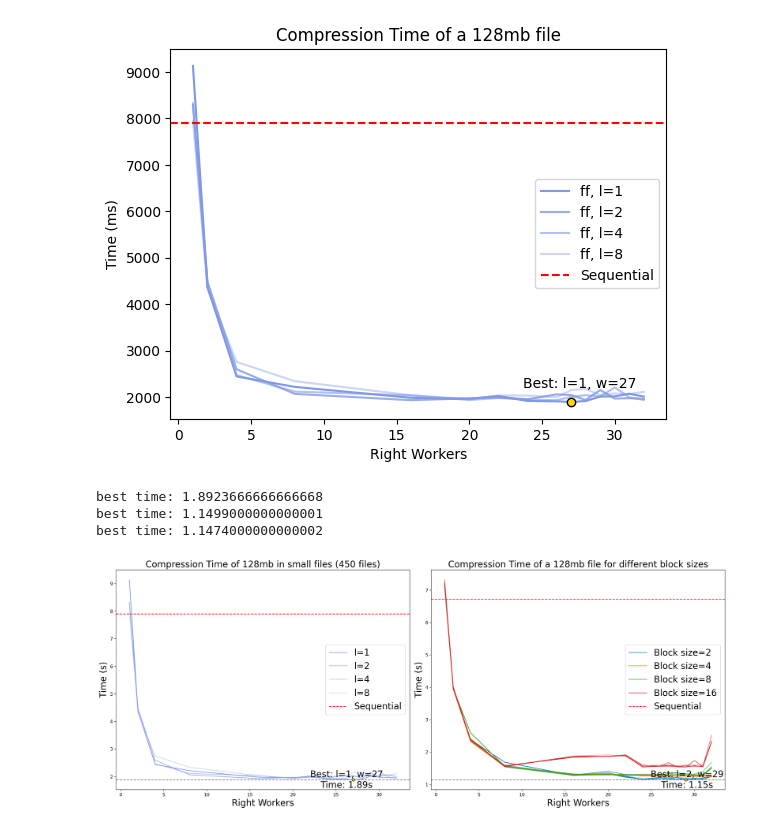
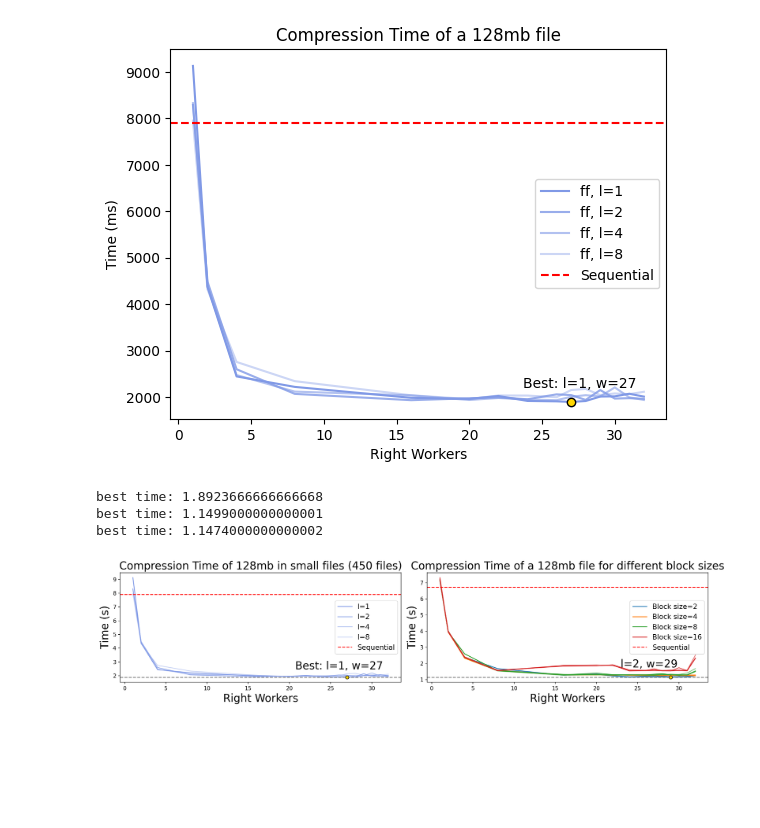
Before and after one commit to lavo2/spm, a Jupyter notebook: proj/pyScript/test2.ipynb, the cells around one changed output. Drawn from its saved outputs; the diff is of its cells as text; code cells hidden in the pictures; blank space fills up the shorter version.

```diff
--- a/proj/pyScript/test2.ipynb
+++ b/proj/pyScript/test2.ipynb
@@ -268,7 +268,7 @@ import numpy as np
 # Assuming compression_results, sequential_time_comp_100s, sequential_time_comp, blockSizes_avg, and color_map are defined
 
 # Initialize the figure and subplots side by side
-fig, (ax1, ax2) = plt.subplots(1, 2, figsize=(20, 8), dpi=150)
+fig, (ax1, ax2) = plt.subplots(1, 2, figsize=(16, 4), dpi=150)
 
 # Plotting the first set of compression results on ax1
 base_color = np.array([0.5, 0.6, 0.9])  # RGB for grey
@@ -299,15 +299,15 @@ ax1.axhline(y=best_time, color='grey', linestyle='--')
 
 # Annotate the best point with its value
 ax1.scatter(best_w, best_time, color='gold', edgecolor='black', zorder=5)
-ax1.annotate(f"Best: l={best_l}, w={best_w}\nTime: {best_time:.2f}s",
-             (best_w, best_time), textcoords="offset points", xytext=(-15,-18), ha='center', fontsize=20)
+ax1.annotate(f"Best: l={best_l}, w={best_w}",
+             (best_w, best_time), textcoords="offset points", xytext=(-15,15), ha='center', fontsize=20)
 
 ax1.axhline(y=sequential_time_comp_100s / 1000, color='r', linestyle='--', label='Sequential')  # Convert to seconds
 
 ax1.set_xlabel("Right Workers", fontsize=20)
 ax1.set_ylabel("Time (s)", fontsize=20)  # Update y-axis label to seconds
 ax1.set_title("Compression Time of 128mb in small files (450 files)", fontsize=20)
-ax1.legend(fontsize=20)
+ax1.legend(fontsize=13)
 
 # Plotting the second set of compression results on ax2
 legend_labels = set()
@@ -329,34 +329,34 @@ for idx, (block_size, results) in enumerate(blockSizes_avg.items()):
         ax2.plot(ws, times, label=label, color=color_with_opacity)
 
         legend_labels.add(block_size)
 
         min_time = min(times)
         if min_time < best_time:
             best_time = min_time
             best_l = l
             best_w = ws[times.index(min_time)]
             print('best time:', best_time)
 
 # Add horizontal line pointing to the best point
 ax2.axhline(y=best_time, color='grey', linestyle='--')
 
 # Annotate the best point with its value
 ax2.scatter(best_w, best_time, color='gold', edgecolor='black', zorder=5)
-ax2.annotate(f"Best: l=2, w=29\nTime: {best_time:.2f}s",
-             (best_w, best_time), textcoords="offset points", xytext=(3,-18), ha='center', fontsize=20)
+ax2.annotate(f"l=2, w=29",
+             (best_w, best_time), textcoords="offset points", xytext=(-40,18), ha='center', fontsize=20)
 
 ax2.axhline(y=sequential_time_comp / 1000, color='r', linestyle='--', label='Sequential')
 
 ax2.set_xlabel("Right Workers", fontsize=20)
 ax2.set_ylabel("Time (s)", fontsize=20)
 ax2.set_title("Compression Time of a 128mb file for different block sizes", fontsize=20)
-ax2.legend(fontsize=20)
+ax2.legend(fontsize=13)
 
 # Display the plots
 plt.tight_layout()
 plt.show()
 # %% [output]
 best time: 1.8923666666666668
 best time: 1.1499000000000001
 best time: 1.1474000000000002
-[figure, old version]
+[figure, new version]
```
Also changed, not shown: 2 other files.
